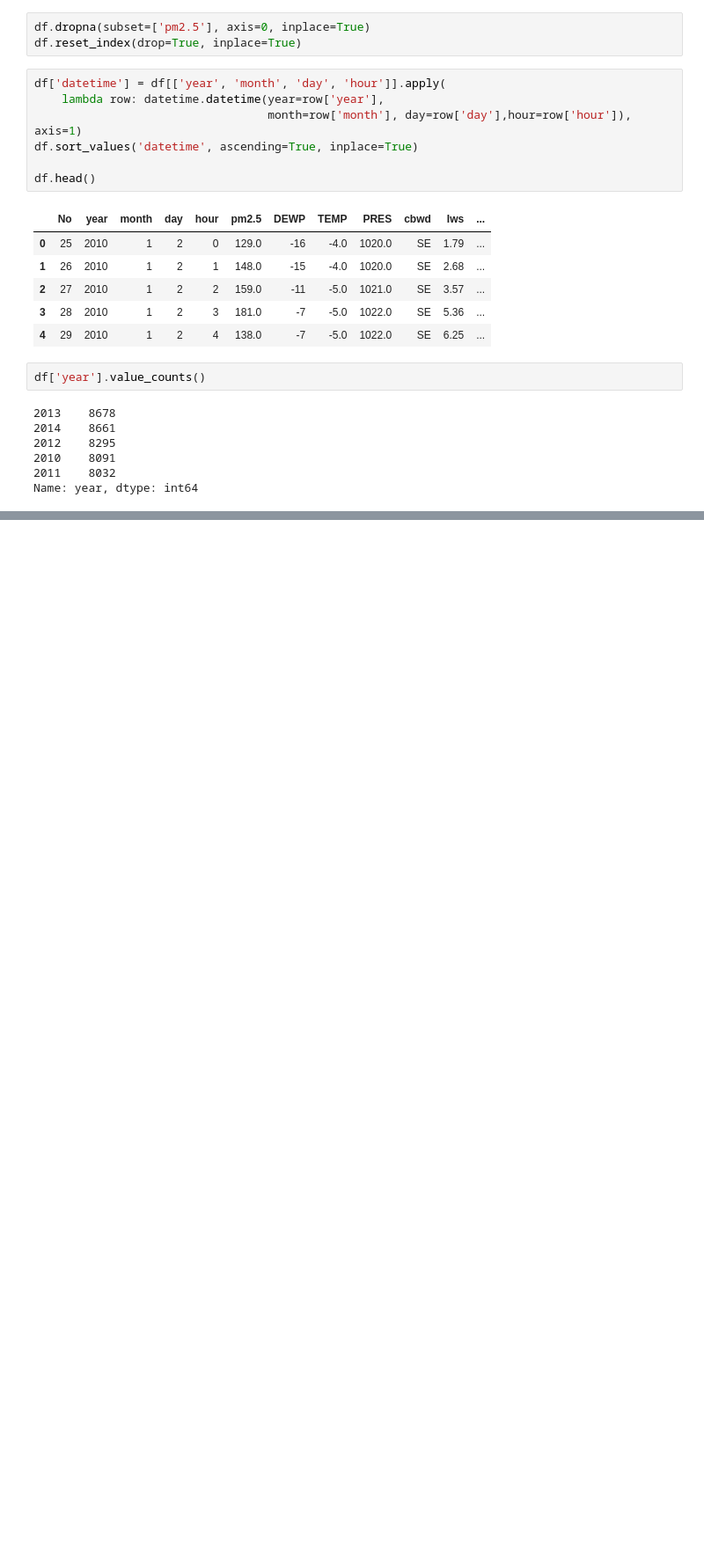
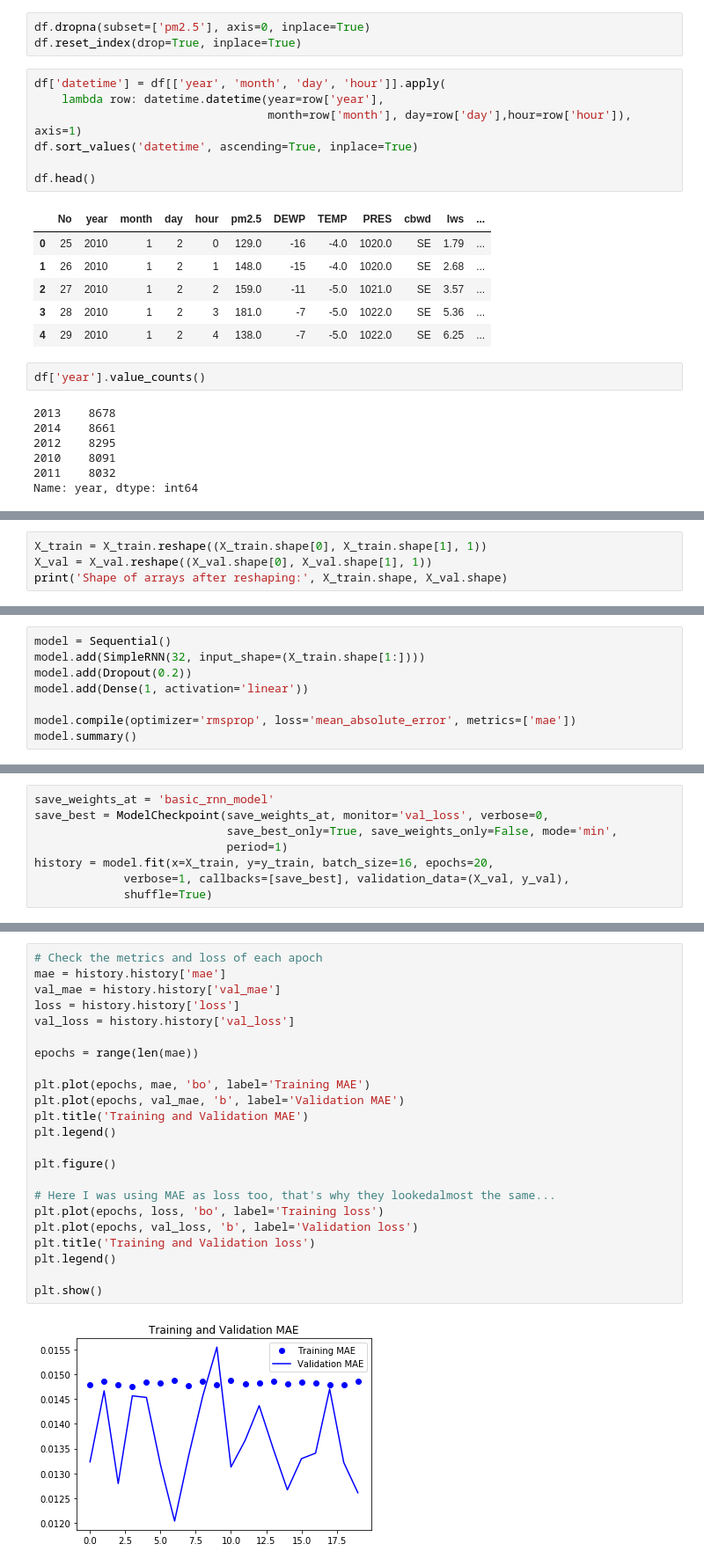
Before and after one commit to hanhanwu/Hanhan_Data_Science_Practice, a Jupyter notebook: sequencial_analysis/after_2020_practice/ts_RNN_basics.ipynb, the cells around one changed output, grey strips where cells are left out. Shown at 88% size. Drawn from its saved outputs; the diff is of its cells as text; blank space fills up the shorter version.

```diff
--- a/sequencial_analysis/after_2020_practice/ts_RNN_basics.ipynb
+++ b/sequencial_analysis/after_2020_practice/ts_RNN_basics.ipynb
@@ -74,0 +176,4 @@ Text(0, 0.5, 'pm2.5 readings')
+# %%
+X_train = X_train.reshape((X_train.shape[0], X_train.shape[1], 1))
+X_val = X_val.reshape((X_val.shape[0], X_val.shape[1], 1))
+print('Shape of arrays after reshaping:', X_train.shape, X_val.shape)
@@ -74,0 +190,8 @@ Text(0, 0.5, 'pm2.5 readings')
+# %%
+model = Sequential()
+model.add(SimpleRNN(32, input_shape=(X_train.shape[1:])))
+model.add(Dropout(0.2))
+model.add(Dense(1, activation='linear'))
+
+model.compile(optimizer='rmsprop', loss='mean_absolute_error', metrics=['mae'])
+model.summary()
@@ -74,0 +213,8 @@ Text(0, 0.5, 'pm2.5 readings')
+# %%
+save_weights_at = 'basic_rnn_model'
+save_best = ModelCheckpoint(save_weights_at, monitor='val_loss', verbose=0,
+                            save_best_only=True, save_weights_only=False, mode='min',
+                            period=1)
+history = model.fit(x=X_train, y=y_train, batch_size=16, epochs=20,
+             verbose=1, callbacks=[save_best], validation_data=(X_val, y_val),
+             shuffle=True)
@@ -74,0 +257,25 @@ Text(0, 0.5, 'pm2.5 readings')
+# %%
+# Check the metrics and loss of each apoch
+mae = history.history['mae']
+val_mae = history.history['val_mae']
+loss = history.history['loss']
+val_loss = history.history['val_loss']
+
+epochs = range(len(mae))
+
+plt.plot(epochs, mae, 'bo', label='Training MAE')
+plt.plot(epochs, val_mae, 'b', label='Validation MAE')
+plt.title('Training and Validation MAE')
+plt.legend()
+
+plt.figure()
+
+# Here I was using MAE as loss too, that's why they lookedalmost the same...
+plt.plot(epochs, loss, 'bo', label='Training loss')
+plt.plot(epochs, val_loss, 'b', label='Validation loss')
+plt.title('Training and Validation loss')
+plt.legend()
+
+plt.show()
+# %% [output]
+[figure, added]
```
Also changed, not shown: parts of 20 cells of this notebook.
